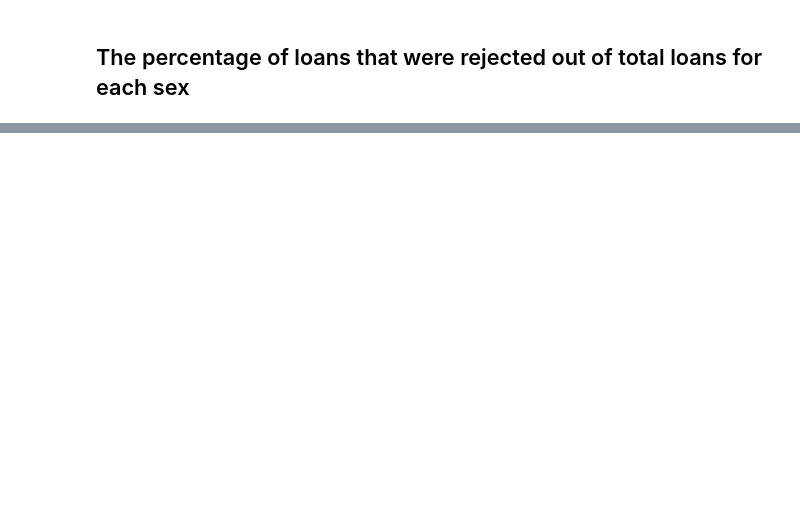
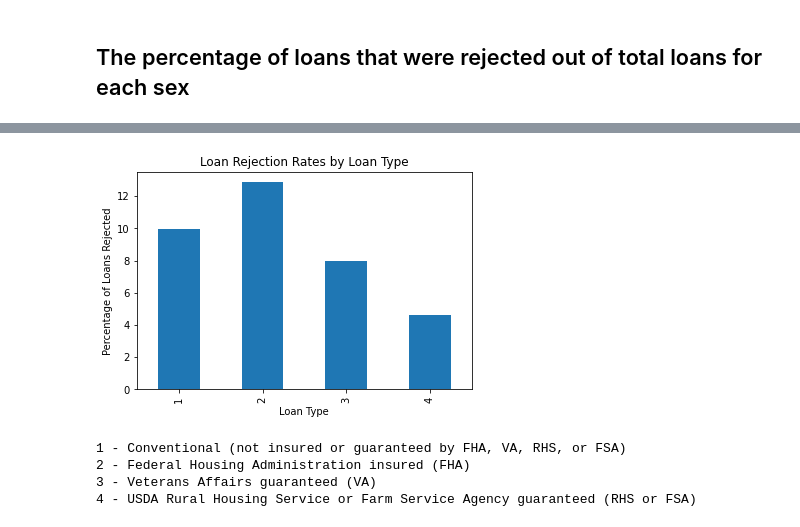
Before and after one commit to BU-Spark/ds-councilor-louijeune-fair-housing, a Jupyter notebook: spring23-team-4/data_code/data_test.ipynb, the cells around one changed output, grey strips where cells are left out. Drawn from its saved outputs; the diff is of its cells as text; code cells hidden in the pictures; blank space fills up the shorter version.

```diff
--- a/spring23-team-4/data_code/data_test.ipynb
+++ b/spring23-team-4/data_code/data_test.ipynb
@@ -221,0 +226,27 @@ plt.show()
+# %%
+# Load the data
+df = pd.read_csv("msamd_14454.csv")
+
+# Calculate the percentage of rejected loans for each sex
+type_counts = df.groupby('loan_type')['action_taken'].value_counts(normalize=True)
+type_rejection_rates = type_counts.loc[(slice(None), 3)] * 100
+
+# Create a bar plot of the rejection rates by sex
+fig, ax = plt.subplots()
+type_rejection_rates.plot(kind='bar', ax=ax)
+ax.set_xlabel('Loan Type')
+ax.set_ylabel('Percentage of Loans Rejected')
+ax.set_title('Loan Rejection Rates by Loan Type')
+
+plt.show()
+
+print("1 - Conventional (not insured or guaranteed by FHA, VA, RHS, or FSA)")
+print("2 - Federal Housing Administration insured (FHA)")
+print("3 - Veterans Affairs guaranteed (VA)")
+print("4 - USDA Rural Housing Service or Farm Service Agency guaranteed (RHS or FSA)")
+# %% [output]
+[figure, added]
+1 - Conventional (not insured or guaranteed by FHA, VA, RHS, or FSA)
+2 - Federal Housing Administration insured (FHA)
+3 - Veterans Affairs guaranteed (VA)
+4 - USDA Rural Housing Service or Farm Service Agency guaranteed (RHS or FSA)
```
Also changed, not shown: parts of 9 cells of this notebook.
